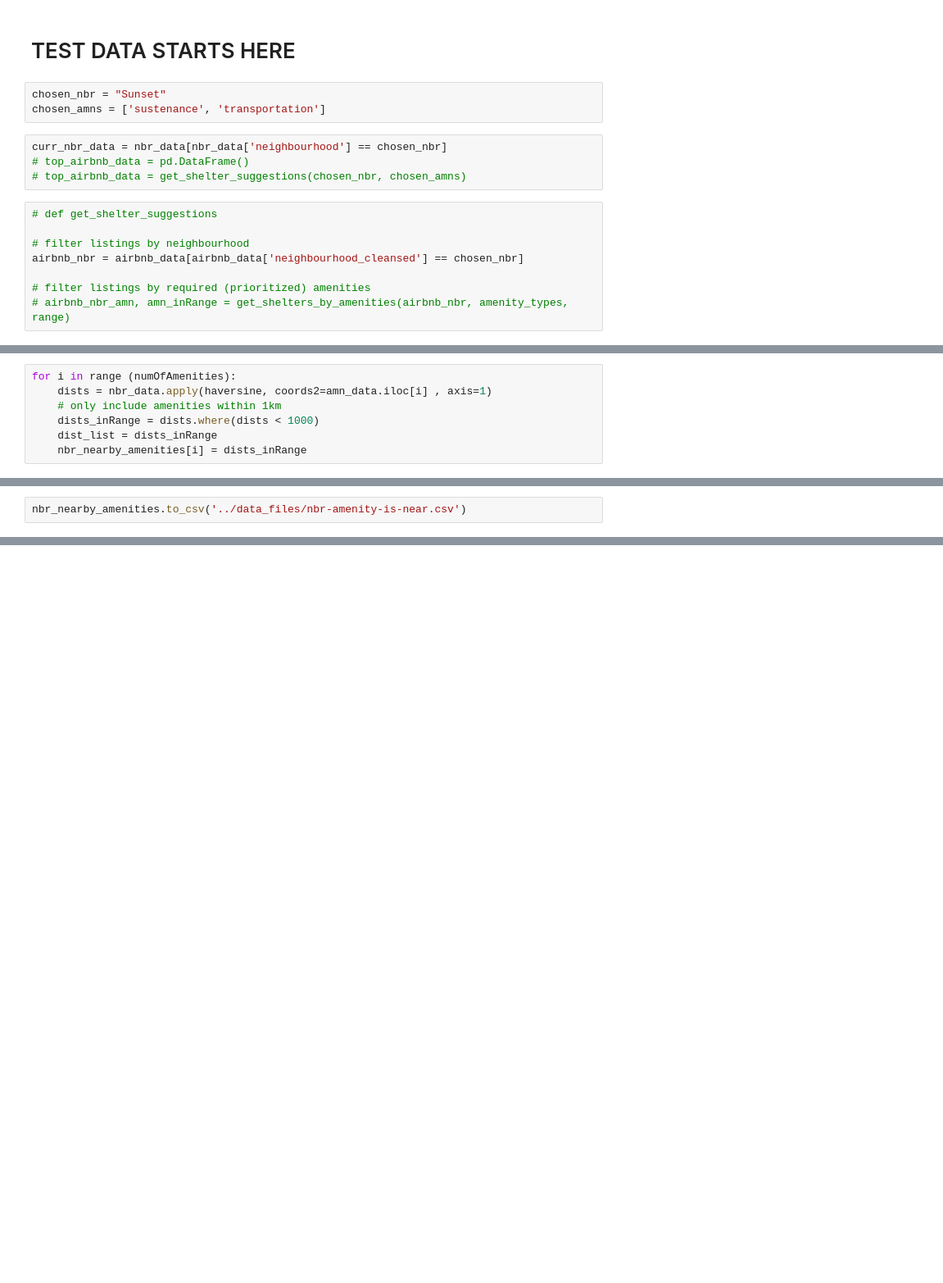
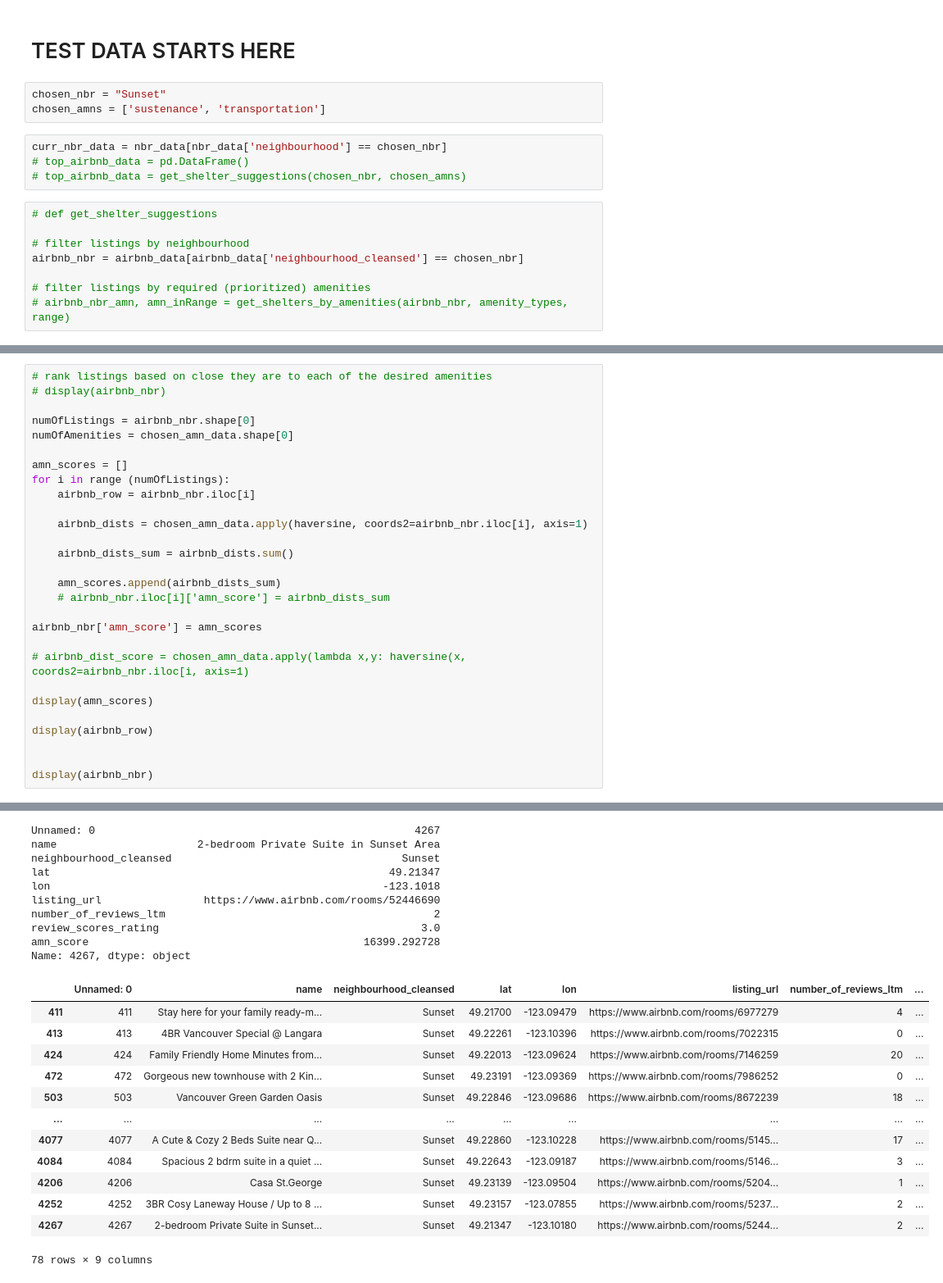
Before and after one commit to gloriyo/gva-airbnb-finder, a Jupyter notebook: data_analysis_tools/py_services/test_find_listings.ipynb, the cells around one changed output, grey strips where cells are left out. Shown: that part at 82% size. Cells and saved outputs as stored; diff of their text form; blank space fills up the shorter version.

```diff
--- a/data_analysis_tools/py_services/test_find_listings.ipynb
+++ b/data_analysis_tools/py_services/test_find_listings.ipynb
@@ -107,7 +122,0 @@ display(chosen_amn_data)
-# %%
-for i in range (numOfAmenities):
-    dists = nbr_data.apply(haversine, coords2=amn_data.iloc[i] , axis=1)
-    # only include amenities within 1km
-    dists_inRange = dists.where(dists < 1000)
-    dist_list = dists_inRange
-    nbr_nearby_amenities[i] = dists_inRange
@@ -136,2 +123,29 @@ display(nbr_nearby_amenities)
-# %%
-nbr_nearby_amenities.to_csv('../data_files/nbr-amenity-is-near.csv')
+# %%
+# rank listings based on close they are to each of the desired amenities
+# display(airbnb_nbr)
+
+numOfListings = airbnb_nbr.shape[0]
+numOfAmenities = chosen_amn_data.shape[0]
+
+amn_scores = []
+for i in range (numOfListings):
+    airbnb_row = airbnb_nbr.iloc[i]
+
+    airbnb_dists = chosen_amn_data.apply(haversine, coords2=airbnb_nbr.iloc[i], axis=1)
+
+    airbnb_dists_sum = airbnb_dists.sum()
+
+    amn_scores.append(airbnb_dists_sum)
+    # airbnb_nbr.iloc[i]['amn_score'] = airbnb_dists_sum
+
+airbnb_nbr['amn_score'] = amn_scores
+
+# airbnb_dist_score = chosen_amn_data.apply(lambda x,y: haversine(x, coords2=airbnb_nbr.iloc[i, axis=1)
+
+display(amn_scores)
+
+display(airbnb_row)
+
+
+display(airbnb_nbr)
+# %% [output]
@@ -137,0 +169,23 @@ nbr_nearby_amenities.to_csv('../data_files/nbr-amenity-is-near.csv')
+Unnamed: 0                                                  4267
+name                      2-bedroom Private Suite in Sunset Area
+neighbourhood_cleansed                                    Sunset
+lat                                                     49.21347
+lon                                                    -123.1018
+listing_url                https://www.airbnb.com/rooms/52446690
+number_of_reviews_ltm                                          2
+review_scores_rating                                         3.0
+amn_score                                           16399.292728
+Name: 4267, dtype: object
+|  | Unnamed: 0 | name | neighbourhood_cleansed | lat | lon | listing_url | number_of_reviews_ltm | ... |
+| 411 | 411 | Stay here for your family ready-m... | Sunset | 49.21700 | -123.09479 | https://www.airbnb.com/rooms/6977279 | 4 | ... |
+| 413 | 413 | 4BR Vancouver Special @ Langara | Sunset | 49.22261 | -123.10396 | https://www.airbnb.com/rooms/7022315 | 0 | ... |
+| 424 | 424 | Family Friendly Home Minutes from... | Sunset | 49.22013 | -123.09624 | https://www.airbnb.com/rooms/7146259 | 20 | ... |
+| 472 | 472 | Gorgeous new townhouse with 2 Kin... | Sunset | 49.23191 | -123.09369 | https://www.airbnb.com/rooms/7986252 | 0 | ... |
+| 503 | 503 | Vancouver Green Garden Oasis | Sunset | 49.22846 | -123.09686 | https://www.airbnb.com/rooms/8672239 | 18 | ... |
+| ... | ... | ... | ... | ... | ... | ... | ... | ... |
+| 4077 | 4077 | A Cute & Cozy 2 Beds Suite near Q... | Sunset | 49.22860 | -123.10228 | https://www.airbnb.com/rooms/5145... | 17 | ... |
+| 4084 | 4084 | Spacious 2 bdrm suite in a quiet ... | Sunset | 49.22643 | -123.09187 | https://www.airbnb.com/rooms/5146... | 3 | ... |
+| 4206 | 4206 | Casa St.George | Sunset | 49.23139 | -123.09504 | https://www.airbnb.com/rooms/5204... | 1 | ... |
+| 4252 | 4252 | 3BR Cosy Laneway House / Up to 8 ... | Sunset | 49.23157 | -123.07855 | https://www.airbnb.com/rooms/5237... | 2 | ... |
+| 4267 | 4267 | 2-bedroom Private Suite in Sunset... | Sunset | 49.21347 | -123.10180 | https://www.airbnb.com/rooms/5244... | 2 | ... |
+78 rows × 9 columns
```
Also changed, not shown: parts of 4 cells of this notebook, 5 other files.
